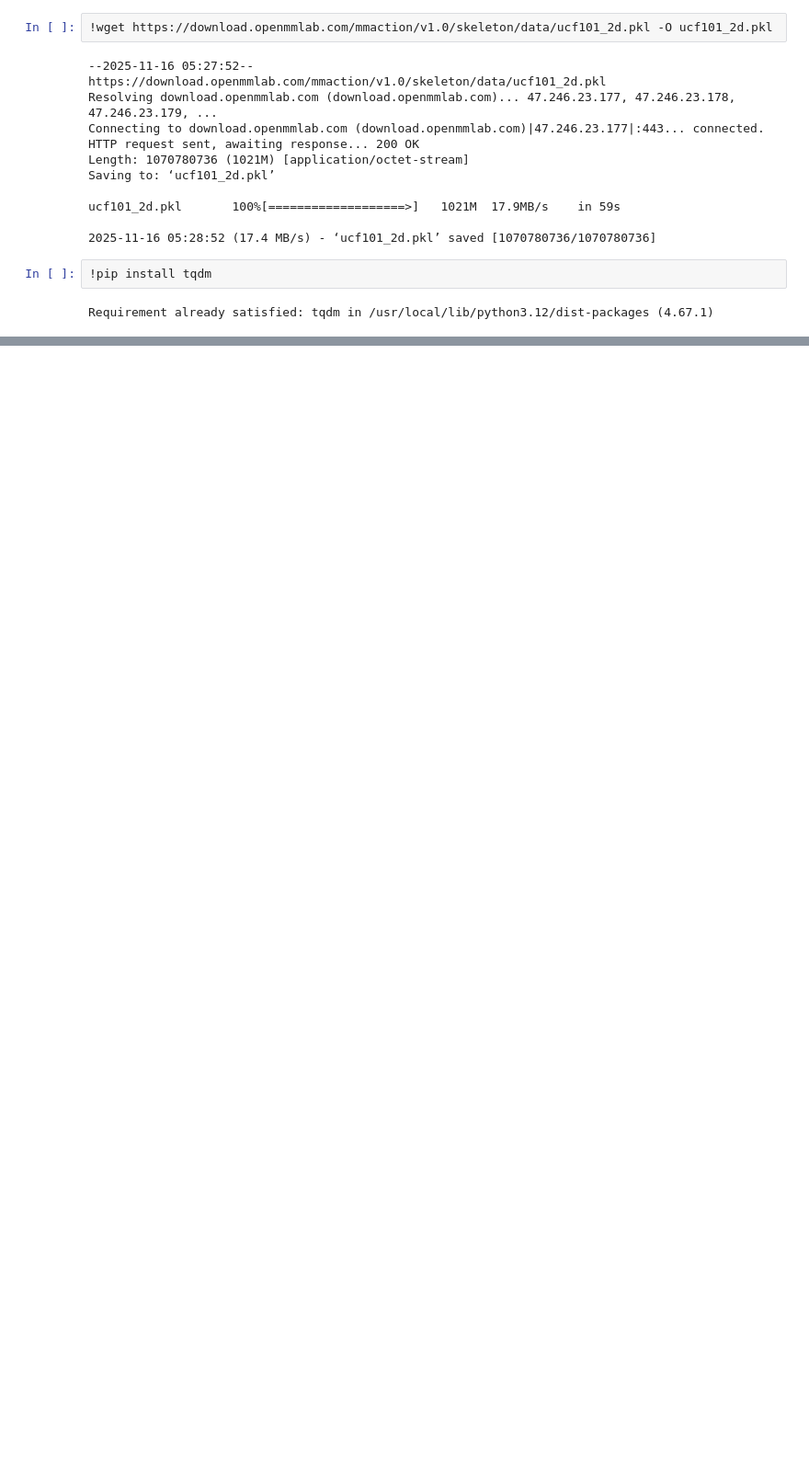
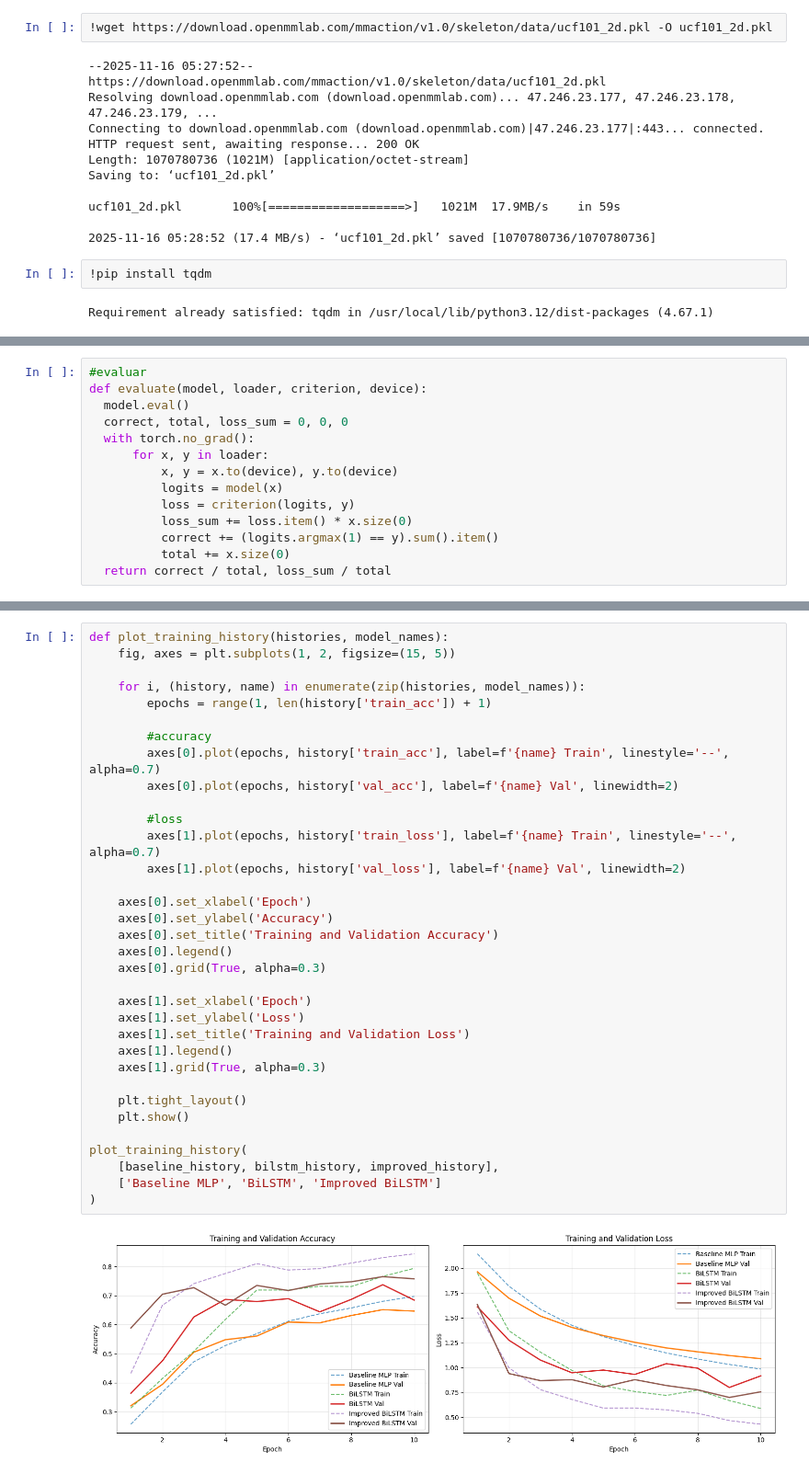
Before and after one commit to pizzerolaa/Mod2_NN, a Jupyter notebook: main.ipynb, the cells around one changed output, grey strips where cells are left out. Shown at 92% size. Drawn from its saved outputs; the diff is of its cells as text; blank space fills up the shorter version.

```diff
--- a/main.ipynb
+++ b/main.ipynb
@@ -59,0 +243,14 @@ SELECTED_CLASSES = [
+# %%
+#evaluar
+def evaluate(model, loader, criterion, device):
+  model.eval()
+  correct, total, loss_sum = 0, 0, 0
+  with torch.no_grad():
+      for x, y in loader:
+          x, y = x.to(device), y.to(device)
+          logits = model(x)
+          loss = criterion(logits, y)
+          loss_sum += loss.item() * x.size(0)
+          correct += (logits.argmax(1) == y).sum().item()
+          total += x.size(0)
+  return correct / total, loss_sum / total
@@ -59,0 +471,36 @@ SELECTED_CLASSES = [
+# %%
+def plot_training_history(histories, model_names):
+    fig, axes = plt.subplots(1, 2, figsize=(15, 5))
+
+    for i, (history, name) in enumerate(zip(histories, model_names)):
+        epochs = range(1, len(history['train_acc']) + 1)
+
+        #accuracy
+        axes[0].plot(epochs, history['train_acc'], label=f'{name} Train', linestyle='--', alpha=0.7)
+        axes[0].plot(epochs, history['val_acc'], label=f'{name} Val', linewidth=2)
+
+        #loss
+        axes[1].plot(epochs, history['train_loss'], label=f'{name} Train', linestyle='--', alpha=0.7)
+        axes[1].plot(epochs, history['val_loss'], label=f'{name} Val', linewidth=2)
+
+    axes[0].set_xlabel('Epoch')
+    axes[0].set_ylabel('Accuracy')
+    axes[0].set_title('Training and Validation Accuracy')
+    axes[0].legend()
+    axes[0].grid(True, alpha=0.3)
+
+    axes[1].set_xlabel('Epoch')
+    axes[1].set_ylabel('Loss')
+    axes[1].set_title('Training and Validation Loss')
+    axes[1].legend()
+    axes[1].grid(True, alpha=0.3)
+
+    plt.tight_layout()
+    plt.show()
+
+plot_training_history(
+    [baseline_history, bilstm_history, improved_history],
+    ['Baseline MLP', 'BiLSTM', 'Improved BiLSTM']
+)
+# %% [output]
+[figure, added]
```
Also changed, not shown: parts of 11 cells of this notebook.
